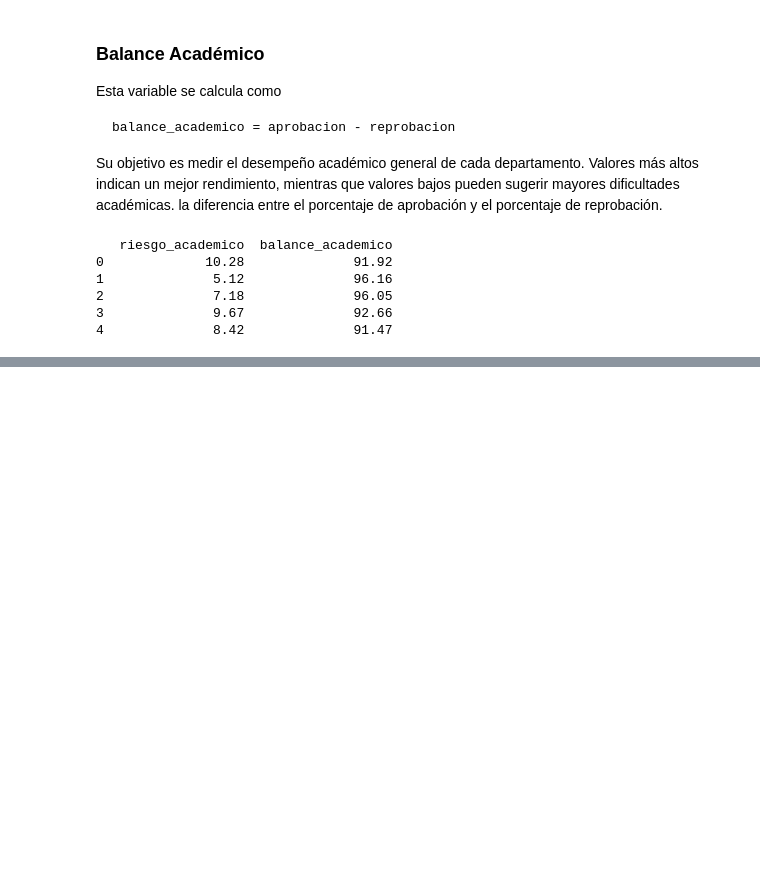
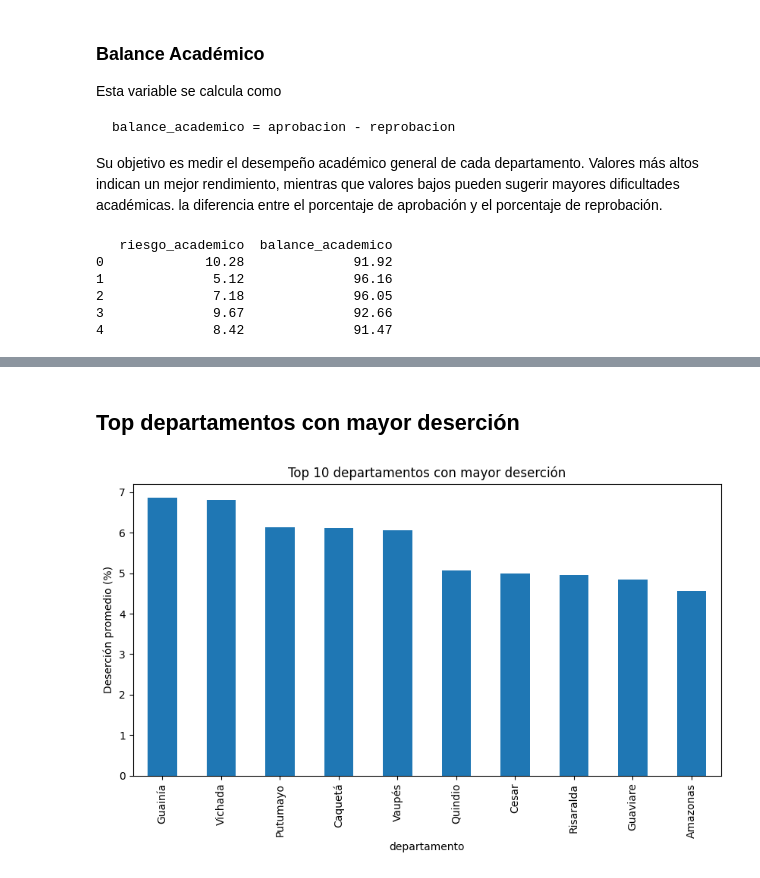
Before and after one commit to Pininita/student-dropout-analysis-colombia, a Jupyter notebook: notebooks/extraction_socrata.ipynb, the cells around one changed output, grey strips where cells are left out. Saved outputs shown, nothing was run; the diff lists cells and outputs as text; code cells hidden in the pictures; blank space fills up the shorter version.

```diff
--- a/notebooks/extraction_socrata.ipynb
+++ b/notebooks/extraction_socrata.ipynb
@@ -169,0 +220,19 @@ print(df[['riesgo_academico','balance_academico']].head())
+# %% [markdown]
+## Top departamentos con mayor deserción
+# %%
+top_desercion = (
+    df.groupby("departamento")["desercion"]
+      .mean()
+      .sort_values(ascending=False)
+      .head(10)
+)
+
+top_desercion.plot(kind="bar")
+
+plt.title("Top 10 departamentos con mayor deserción")
+
+plt.ylabel("Deserción promedio (%)")
+
+plt.show()
+# %% [output]
+[figure, added]
```
Also changed, not shown: parts of 19 cells of this notebook.
